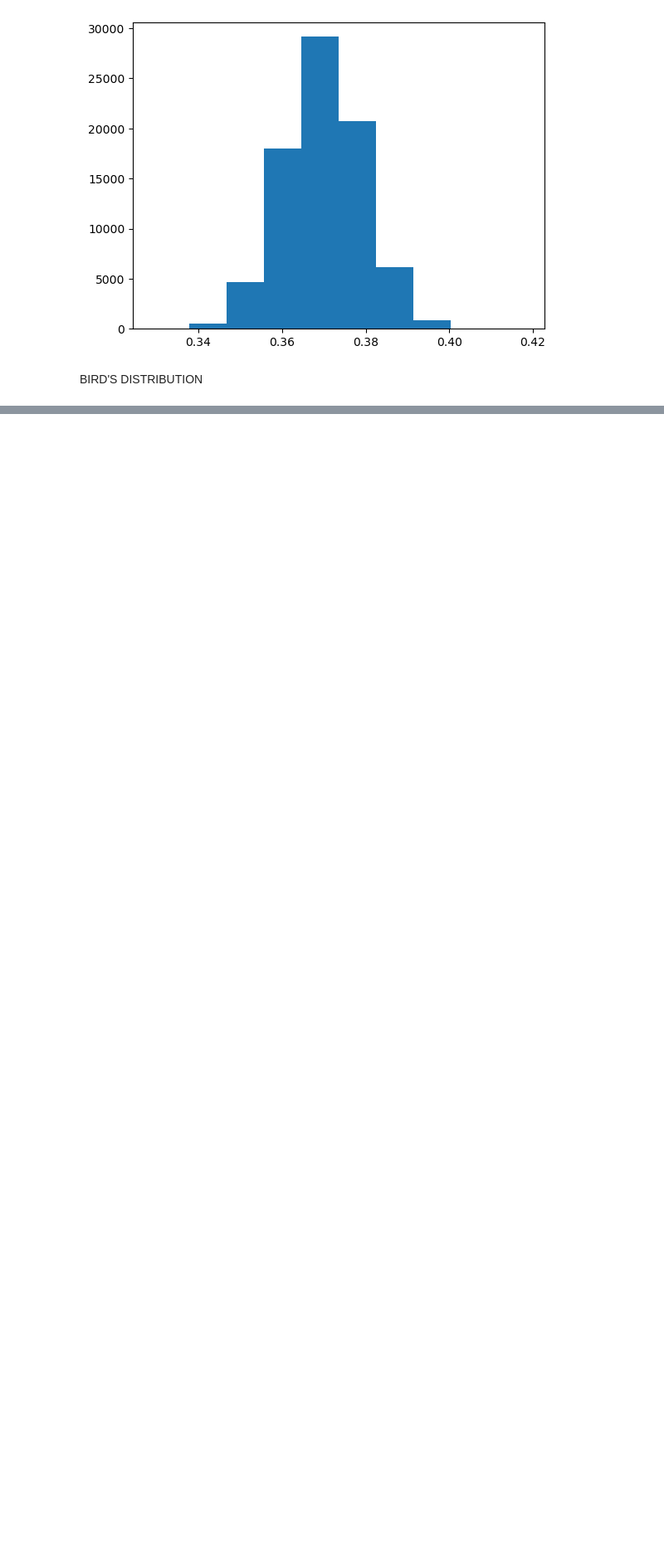
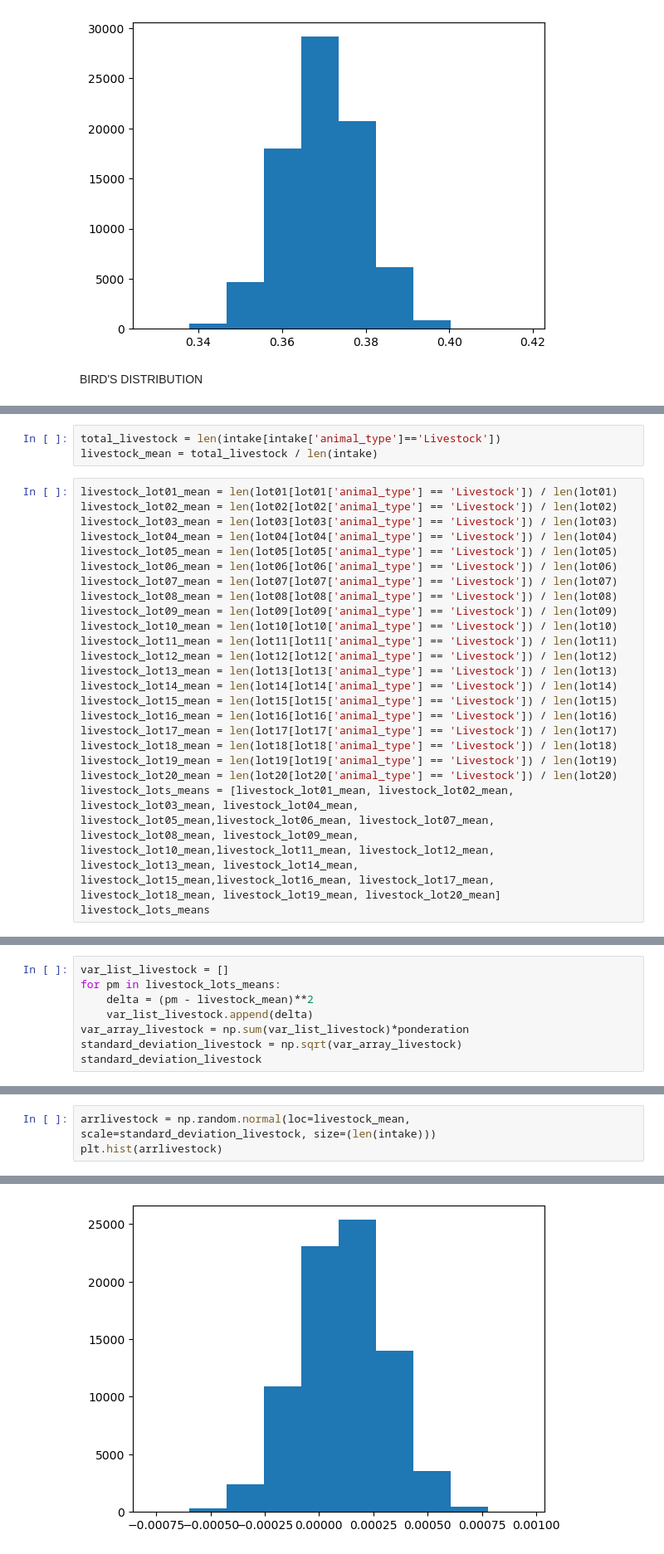
Before and after one commit to 3Grey6Jedi9/Data-Analysis-Project-05, a Jupyter notebook: Pet Analysis.ipynb, the cells around one changed output, grey strips where cells are left out. Shown at 83% size. Cells and saved outputs as stored; diff of their text form; blank space fills up the shorter version.

```diff
--- a/Pet Analysis.ipynb
+++ b/Pet Analysis.ipynb
@@ -293,0 +362,26 @@ BIRD'S DISTRIBUTION
+# %%
+total_livestock = len(intake[intake['animal_type']=='Livestock'])
+livestock_mean = total_livestock / len(intake)
+# %%
+livestock_lot01_mean = len(lot01[lot01['animal_type'] == 'Livestock']) / len(lot01)
+livestock_lot02_mean = len(lot02[lot02['animal_type'] == 'Livestock']) / len(lot02)
+livestock_lot03_mean = len(lot03[lot03['animal_type'] == 'Livestock']) / len(lot03)
+livestock_lot04_mean = len(lot04[lot04['animal_type'] == 'Livestock']) / len(lot04)
+livestock_lot05_mean = len(lot05[lot05['animal_type'] == 'Livestock']) / len(lot05)
+livestock_lot06_mean = len(lot06[lot06['animal_type'] == 'Livestock']) / len(lot06)
+livestock_lot07_mean = len(lot07[lot07['animal_type'] == 'Livestock']) / len(lot07)
+livestock_lot08_mean = len(lot08[lot08['animal_type'] == 'Livestock']) / len(lot08)
+livestock_lot09_mean = len(lot09[lot09['animal_type'] == 'Livestock']) / len(lot09)
+livestock_lot10_mean = len(lot10[lot10['animal_type'] == 'Livestock']) / len(lot10)
+livestock_lot11_mean = len(lot11[lot11['animal_type'] == 'Livestock']) / len(lot11)
+livestock_lot12_mean = len(lot12[lot12['animal_type'] == 'Livestock']) / len(lot12)
+livestock_lot13_mean = len(lot13[lot13['animal_type'] == 'Livestock']) / len(lot13)
+livestock_lot14_mean = len(lot14[lot14['animal_type'] == 'Livestock']) / len(lot14)
+livestock_lot15_mean = len(lot15[lot15['animal_type'] == 'Livestock']) / len(lot15)
+livestock_lot16_mean = len(lot16[lot16['animal_type'] == 'Livestock']) / len(lot16)
+livestock_lot17_mean = len(lot17[lot17['animal_type'] == 'Livestock']) / len(lot17)
+livestock_lot18_mean = len(lot18[lot18['animal_type'] == 'Livestock']) / len(lot18)
+livestock_lot19_mean = len(lot19[lot19['animal_type'] == 'Livestock']) / len(lot19)
+livestock_lot20_mean = len(lot20[lot20['animal_type'] == 'Livestock']) / len(lot20)
+livestock_lots_means = [livestock_lot01_mean, livestock_lot02_mean, livestock_lot03_mean, livestock_lot04_mean, livestock_lot05_mean,livestock_lot06_mean, livestock_lot07_mean, livestock_lot08_mean, livestock_lot09_mean, livestock_lot10_mean,livestock_lot11_mean, livestock_lot12_mean, livestock_lot13_mean, livestock_lot14_mean, livestock_lot15_mean,livestock_lot16_mean, livestock_lot17_mean, livestock_lot18_mean, livestock_lot19_mean, livestock_lot20_mean]
+livestock_lots_means
@@ -293,0 +409,8 @@ BIRD'S DISTRIBUTION
+# %%
+var_list_livestock = []
+for pm in livestock_lots_means:
+    delta = (pm - livestock_mean)**2
+    var_list_livestock.append(delta)
+var_array_livestock = np.sum(var_list_livestock)*ponderation
+standard_deviation_livestock = np.sqrt(var_array_livestock)
+standard_deviation_livestock
@@ -293,0 +419,4 @@ BIRD'S DISTRIBUTION
+# %%
+arrlivestock = np.random.normal(loc=livestock_mean, scale=standard_deviation_livestock, size=(len(intake)))
+plt.hist(arrlivestock)
+# %% [output]
@@ -293,0 +429 @@ BIRD'S DISTRIBUTION
+[figure, added]
```
Also changed, not shown: parts of 14 cells of this notebook.
